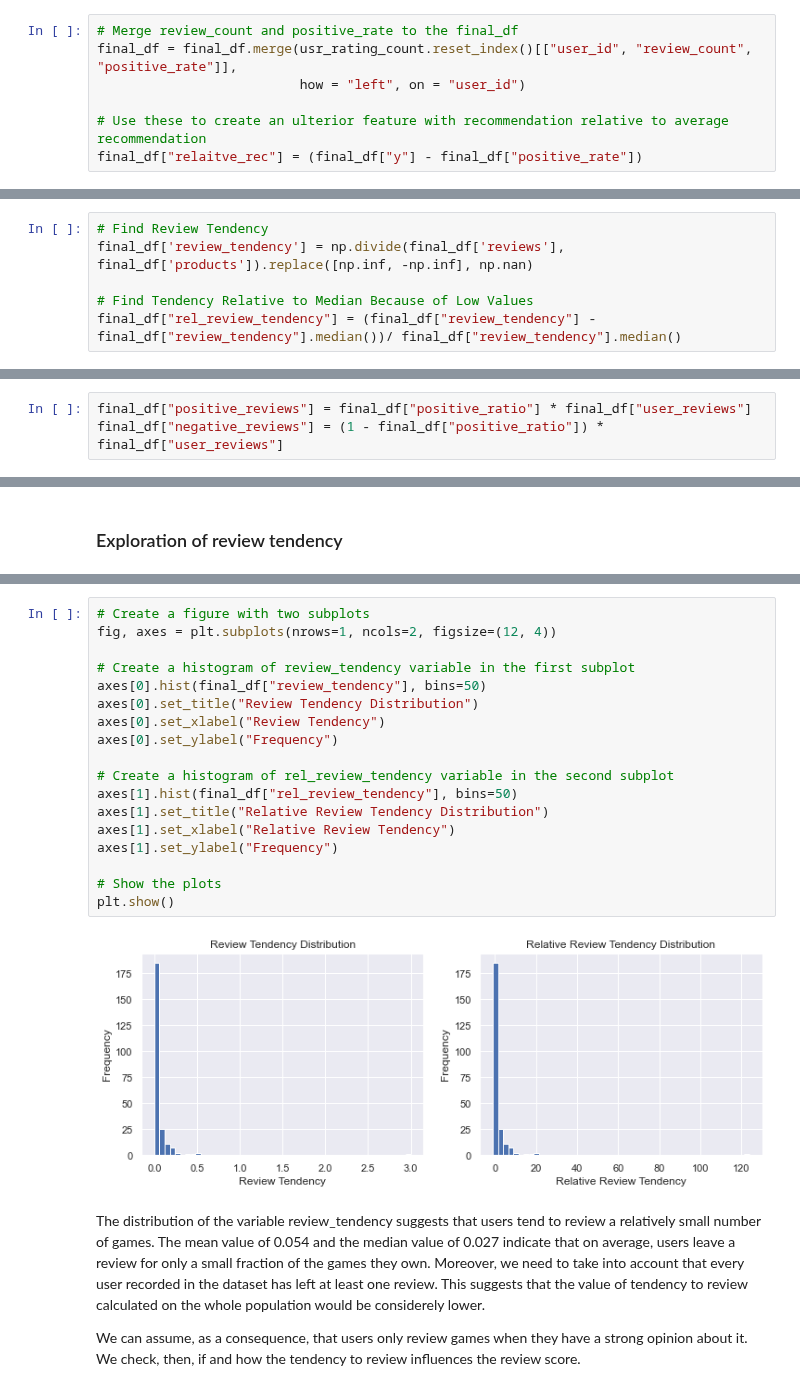
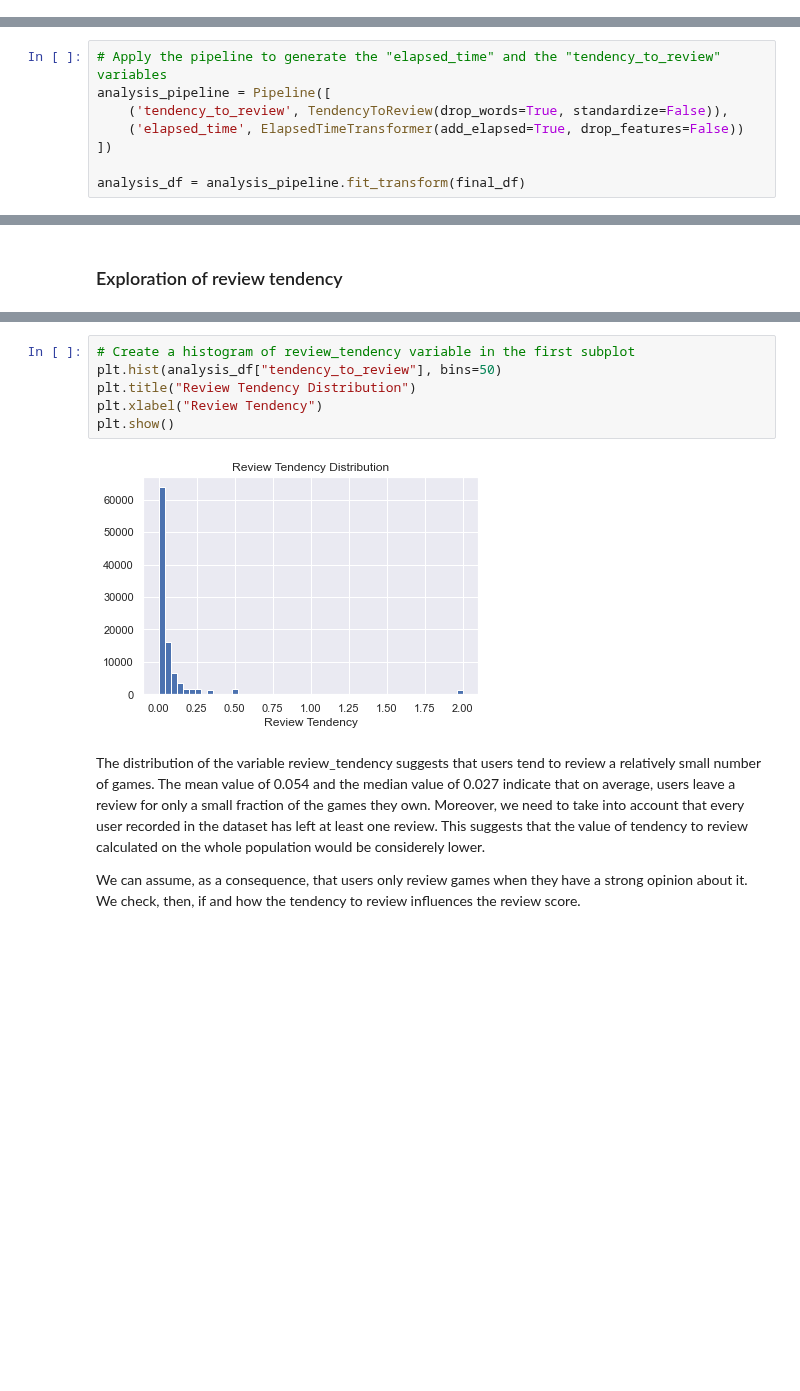
Before and after one commit to JohannesRahn/MachineLearningGroupProject, a Jupyter notebook: group7.ipynb, the cells around one changed output, grey strips where cells are left out. Cells and saved outputs as stored; diff of their text form; blank space fills up the shorter version.

```diff
--- a/group7.ipynb
+++ b/group7.ipynb
@@ -887,7 +1110,0 @@ usr_rating_count["positive_rate"] = usr_rating_count["positive_reviews"] / usr_r
-# %%
-# Merge review_count and positive_rate to the final_df
-final_df = final_df.merge(usr_rating_count.reset_index()[["user_id", "review_count", "positive_rate"]],
-                          how = "left", on = "user_id")
-
-# Use these to create an ulterior feature with recommendation relative to average recommendation
-final_df["relaitve_rec"] = (final_df["y"] - final_df["positive_rate"])
@@ -896,6 +1110,0 @@ final_df["relaitve_rec"] = (final_df["y"] - final_df["positive_rate"])
-# %%
-# Find Review Tendency
-final_df['review_tendency'] = np.divide(final_df['reviews'], final_df['products']).replace([np.inf, -np.inf], np.nan)
-
-# Find Tendency Relative to Median Because of Low Values
-final_df["rel_review_tendency"] = (final_df["review_tendency"] - final_df["review_tendency"].median())/ final_df["review_tendency"].median()
@@ -904,3 +1110,0 @@ final_df["rel_review_tendency"] = (final_df["review_tendency"] - final_df["revie
-# %%
-final_df["positive_reviews"] = final_df["positive_ratio"] * final_df["user_reviews"]
-final_df["negative_reviews"] = (1 - final_df["positive_ratio"]) * final_df["user_reviews"]
@@ -929,3 +1133,11 @@ print(final_df.head(2))
+# %%
+# Apply the pipeline to generate the "elapsed_time" and the "tendency_to_review" variables
+analysis_pipeline = Pipeline([
+    ('tendency_to_review', TendencyToReview(drop_words=True, standardize=False)),
+    ('elapsed_time', ElapsedTimeTransformer(add_elapsed=True, drop_features=False))
+])
+
+analysis_df = analysis_pipeline.fit_transform(final_df)
 # %% [markdown]
 ### Exploration of elapsed time
 # %% [markdown]
@@ -1029,23 +1185,11 @@ Name: rel_review_tendency, dtype: float64
 # %%
-# Create a figure with two subplots
-fig, axes = plt.subplots(nrows=1, ncols=2, figsize=(12, 4))
-
 # Create a histogram of review_tendency variable in the first subplot
-axes[0].hist(final_df["review_tendency"], bins=50)
-axes[0].set_title("Review Tendency Distribution")
-axes[0].set_xlabel("Review Tendency")
-axes[0].set_ylabel("Frequency")
-
-# Create a histogram of rel_review_tendency variable in the second subplot
-axes[1].hist(final_df["rel_review_tendency"], bins=50)
-axes[1].set_title("Relative Review Tendency Distribution")
-axes[1].set_xlabel("Relative Review Tendency")
-axes[1].set_ylabel("Frequency")
-
-# Show the plots
+plt.hist(analysis_df["tendency_to_review"], bins=50)
+plt.title("Review Tendency Distribution")
+plt.xlabel("Review Tendency")
 plt.show()
 # %% [output]
-[figure, old version]
+[figure, new version]
 # %% [markdown]
 The distribution of the variable review_tendency suggests that users tend to review a relatively small number of games. The mean value of 0.054 and the median value of 0.027 indicate that on average, users leave a review for only a small fraction of the games they own. Moreover, we need to take into account that every user recorded in the dataset has left at least one review. This suggests that the value of tendency to review calculated on the whole population would be considerely lower.
 
```
Also changed, not shown: parts of 115 cells of this notebook, 1 other file.
